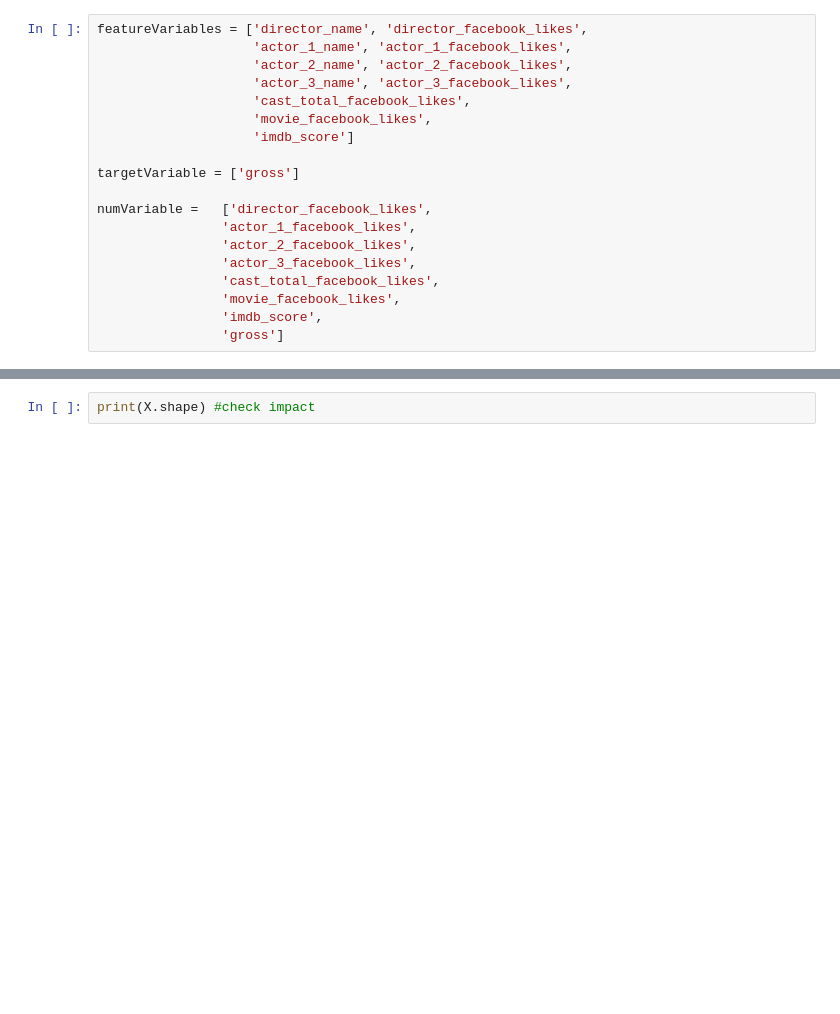
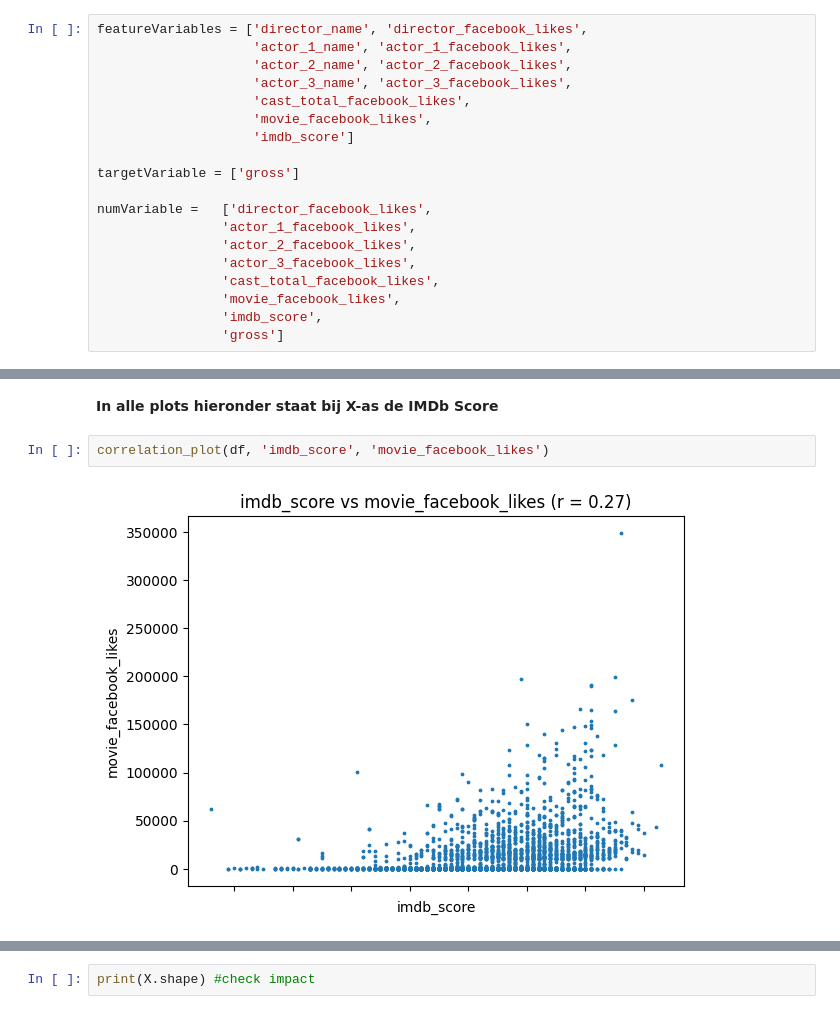
Before and after one commit to Pimdw/CM_CASUS, a Jupyter notebook: main.ipynb, the cells around one changed output, grey strips where cells are left out. Saved outputs shown, nothing was run; the diff lists cells and outputs as text; blank space fills up the shorter version.

```diff
--- a/main.ipynb
+++ b/main.ipynb
@@ -220,0 +301,6 @@ scatter('actor_3_facebook_likes', 'Actor 3 Facebook Likes')
+# %% [markdown]
+**In alle plots hieronder staat bij X-as de IMDb Score**
+# %%
+correlation_plot(df, 'imdb_score', 'movie_facebook_likes')
+# %% [output]
+[figure, added]
```
Also changed, not shown: parts of 67 cells of this notebook, 2 other files.
